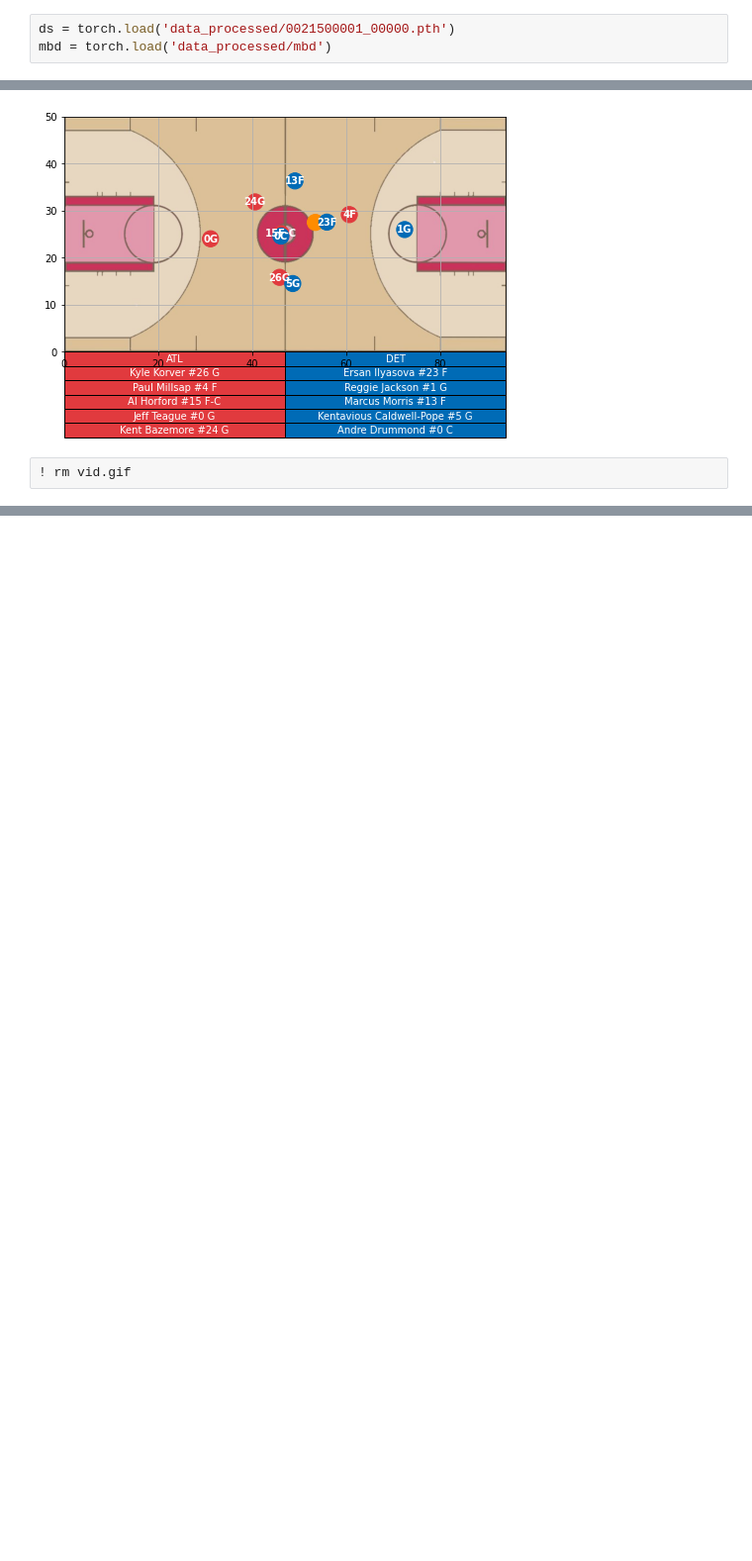
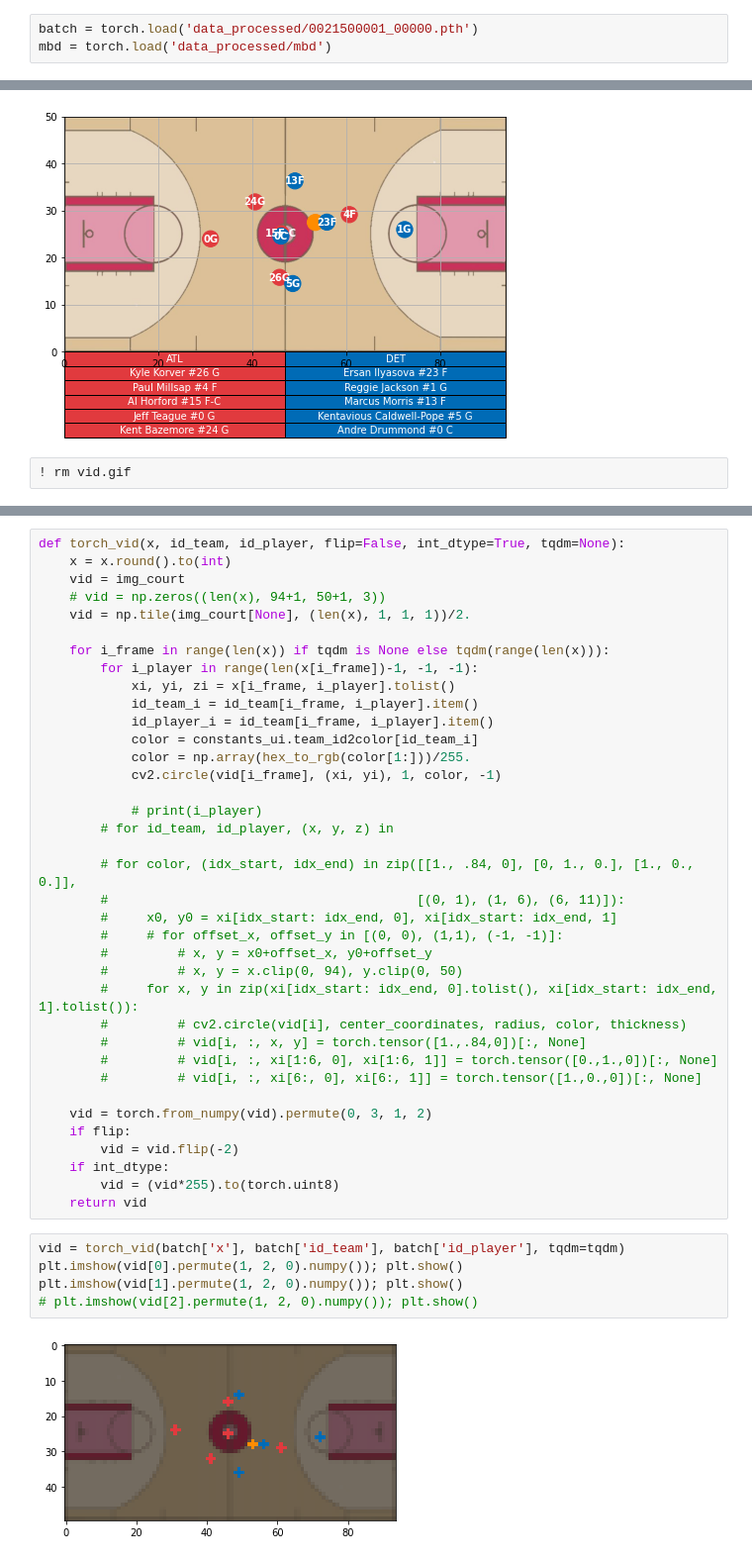
Before and after one commit to akarshkumar0101/basketball-rl, a Jupyter notebook: modeling/animation.ipynb, the cells around one changed output, grey strips where cells are left out. Shown: that part at 99% size. Cells and saved outputs as stored; diff of their text form; blank space fills up the shorter version.

Commit message:
faster video generation with numpy and cv2 and can log with wandb

```diff
--- a/modeling/animation.ipynb
+++ b/modeling/animation.ipynb
@@ -23,4 +11,4 @@ loading  472
 # %%
-ds = torch.load('data_processed/0021500001_00000.pth')
+batch = torch.load('data_processed/0021500001_00000.pth')
 mbd = torch.load('data_processed/mbd')
 # %%
@@ -33,0 +47,44 @@ ba.anim.save('vid.gif', writer='imagemagick')
+# %%
+def torch_vid(x, id_team, id_player, flip=False, int_dtype=True, tqdm=None):
+    x = x.round().to(int)
+    vid = img_court
+    # vid = np.zeros((len(x), 94+1, 50+1, 3))
+    vid = np.tile(img_court[None], (len(x), 1, 1, 1))/2.
+
+    for i_frame in range(len(x)) if tqdm is None else tqdm(range(len(x))):
+        for i_player in range(len(x[i_frame])-1, -1, -1):
+            xi, yi, zi = x[i_frame, i_player].tolist()
+            id_team_i = id_team[i_frame, i_player].item()
+            id_player_i = id_team[i_frame, i_player].item()
+            color = constants_ui.team_id2color[id_team_i]
+            color = np.array(hex_to_rgb(color[1:]))/255.
+            cv2.circle(vid[i_frame], (xi, yi), 1, color, -1)
+
+            # print(i_player)
+        # for id_team, id_player, (x, y, z) in
+
+        # for color, (idx_start, idx_end) in zip([[1., .84, 0], [0, 1., 0.], [1., 0., 0.]],
+        #                                        [(0, 1), (1, 6), (6, 11)]):
+        #     x0, y0 = xi[idx_start: idx_end, 0], xi[idx_start: idx_end, 1]
+        #     # for offset_x, offset_y in [(0, 0), (1,1), (-1, -1)]:
+        #         # x, y = x0+offset_x, y0+offset_y
+        #         # x, y = x.clip(0, 94), y.clip(0, 50)
+        #     for x, y in zip(xi[idx_start: idx_end, 0].tolist(), xi[idx_start: idx_end, 1].tolist()):
+        #         # cv2.circle(vid[i], center_coordinates, radius, color, thickness)
+        #         # vid[i, :, x, y] = torch.tensor([1.,.84,0])[:, None]
+        #         # vid[i, :, xi[1:6, 0], xi[1:6, 1]] = torch.tensor([0.,1.,0])[:, None]
+        #         # vid[i, :, xi[6:, 0], xi[6:, 1]] = torch.tensor([1.,0.,0])[:, None]
+
+    vid = torch.from_numpy(vid).permute(0, 3, 1, 2)
+    if flip:
+        vid = vid.flip(-2)
+    if int_dtype:
+        vid = (vid*255).to(torch.uint8)
+    return vid
+# %%
+vid = torch_vid(batch['x'], batch['id_team'], batch['id_player'], tqdm=tqdm)
+plt.imshow(vid[0].permute(1, 2, 0).numpy()); plt.show()
+plt.imshow(vid[1].permute(1, 2, 0).numpy()); plt.show()
+# plt.imshow(vid[2].permute(1, 2, 0).numpy()); plt.show()
+# %% [output]
+[figure, added]
```
Also changed, not shown: parts of 18 cells of this notebook, 3 other files.
